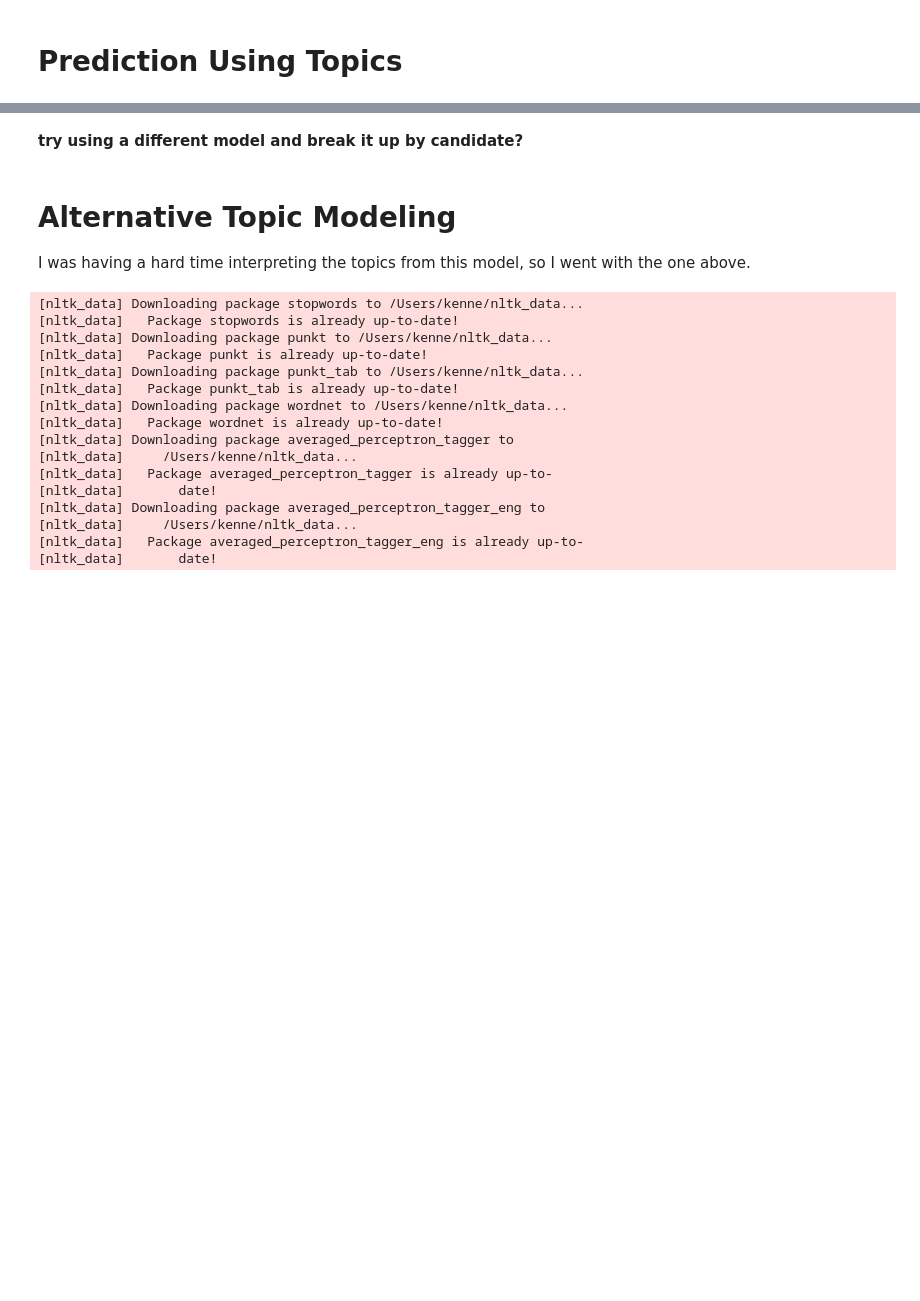
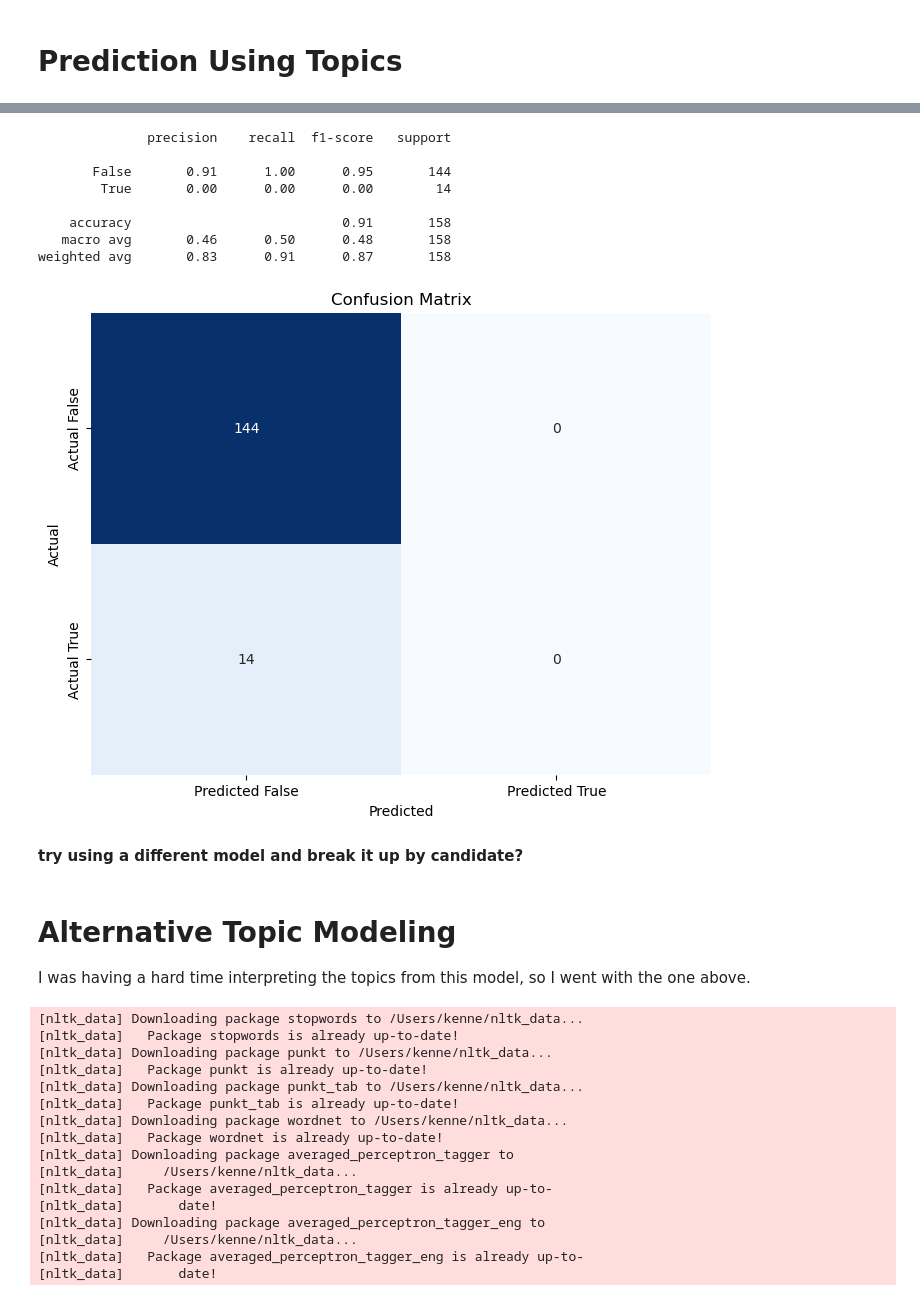
Before and after one commit to femkemunting/mis284n_final_project, a Jupyter notebook: topic_modeling.ipynb, the cells around one changed output, grey strips where cells are left out. Saved outputs shown, nothing was run; the diff lists cells and outputs as text; code cells hidden in the pictures; blank space fills up the shorter version.

```diff
--- a/topic_modeling.ipynb
+++ b/topic_modeling.ipynb
@@ -556,3 +604,59 @@ weighted avg       0.87      0.93      0.90       158
+# %%
+import pandas as pd
+from sklearn.model_selection import train_test_split
+from sklearn.ensemble import RandomForestClassifier
+from sklearn.metrics import classification_report, confusion_matrix
+import matplotlib.pyplot as plt
+import seaborn as sns
+from sklearn.preprocessing import StandardScaler
+
+# Assuming 'clips' is your DataFrame
+X = clips[['Middle Class / American Dream', 'National Security / Immigration',
+           'Appreciation', 'Lives at Stake', 'Economic Growth / Job Creation']]
+y = clips['lie']
+
+# Stratified train-test split to maintain the proportion of the target 'lie'
+X_train, X_test, y_train, y_test = train_test_split(X, y, test_size=0.3, stratify=y, random_state=42)
+
+# Random Forest Classifier model
+model = RandomForestClassifier(random_state=42)
+
+# Optional: If you want to standardize the predictors (not strictly necessary for Random Forest)
+# scaler = StandardScaler()
+# X_train_scaled = scaler.fit_transform(X_train)
+# X_test_scaled = scaler.transform(X_test)
+
+# Fit the model
+model.fit(X_train, y_train)
+
+# Predict and evaluate
+y_pred = model.predict(X_test)
+
+# Classification report
+print(classification_report(y_test, y_pred))
+
+# Confusion matrix
+cm = confusion_matrix(y_test, y_pred)
+
+# Plot the confusion matrix using Seaborn
+plt.figure(figsize=(8, 6))
+sns.heatmap(cm, annot=True, fmt='d', cmap='Blues', cbar=False,
+            xticklabels=['Predicted False', 'Predicted True'],
+            yticklabels=['Actual False', 'Actual True'])
+plt.xlabel('Predicted')
+plt.ylabel('Actual')
+plt.title('Confusion Matrix')
+plt.show()
+# %% [output]
+              precision    recall  f1-score   support
+
+       False       0.91      1.00      0.95       144
+        True       0.00      0.00      0.00        14
+
+    accuracy                           0.91       158
+   macro avg       0.46      0.50      0.48       158
+weighted avg       0.83      0.91      0.87       158
+[figure, added]
 # %% [markdown]
 **try using a different model and break it up by candidate?**
 # %% [markdown]
```
Also changed, not shown: parts of 11 cells of this notebook, 6 other files.
